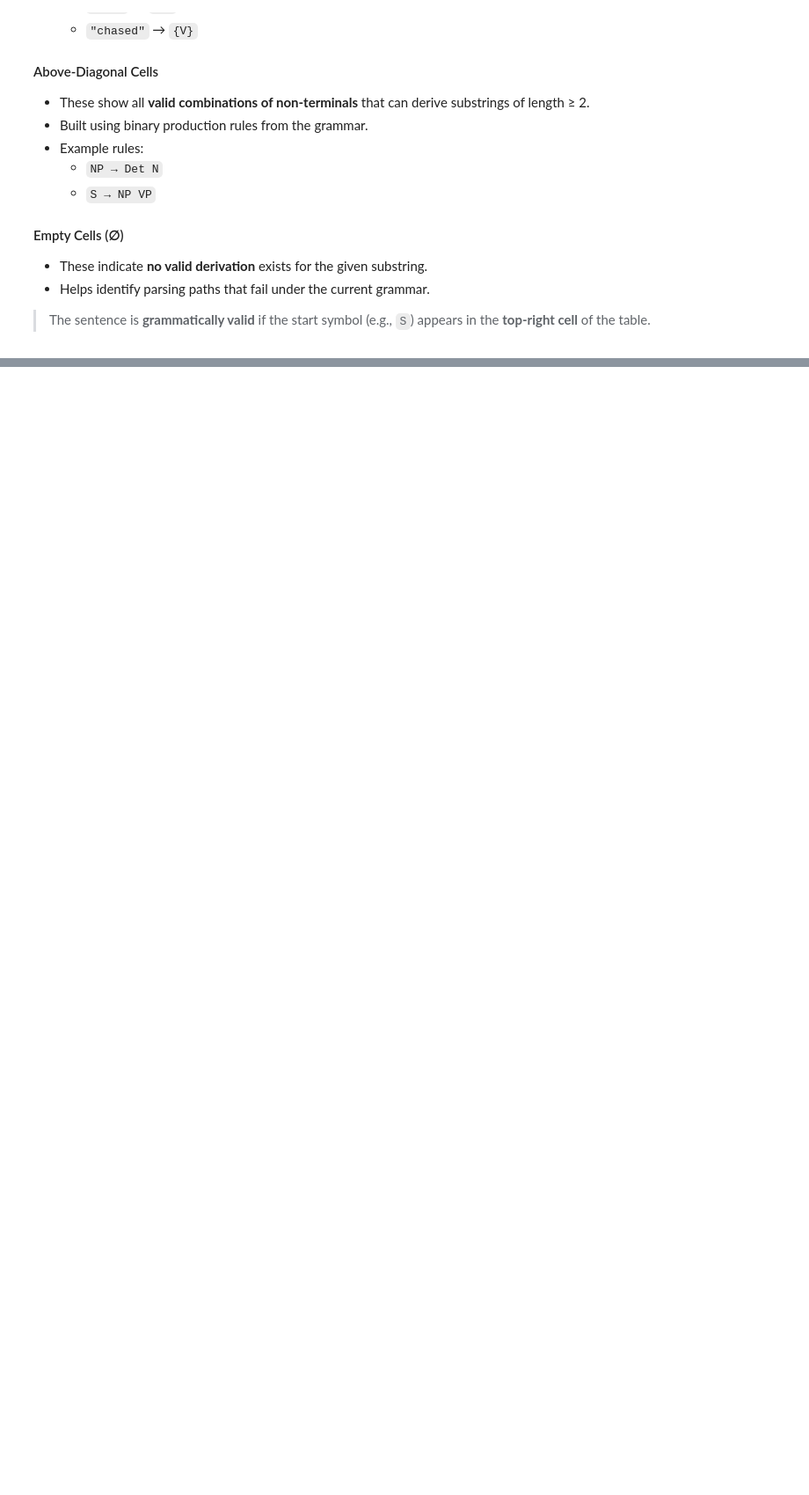
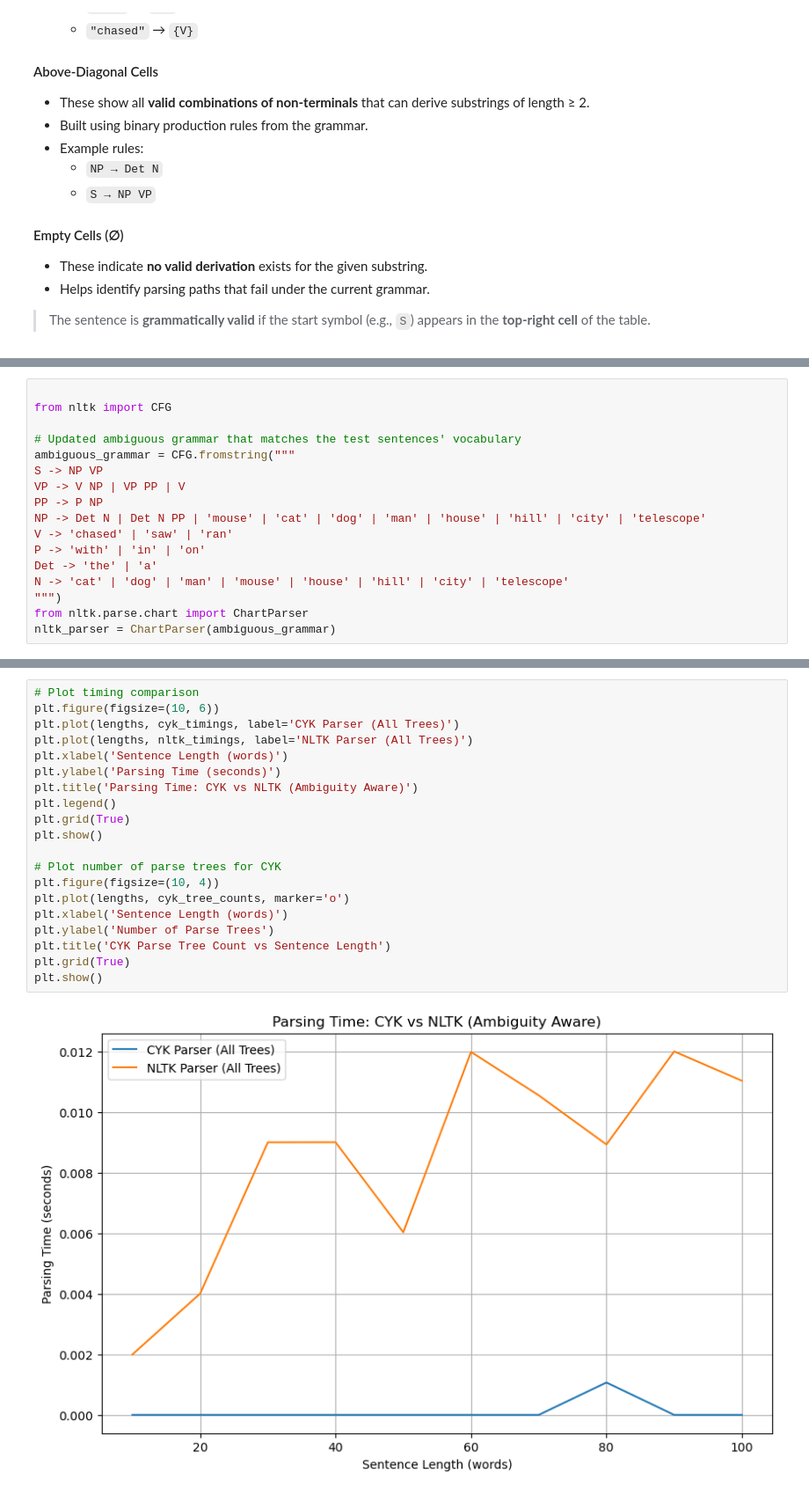
Before and after one commit to yooying/DSA, a Jupyter notebook: CYK-Finals-Draft.ipynb, the cells around one changed output, grey strips where cells are left out. Shown at 88% size. Cells and saved outputs as stored; diff of their text form; blank space fills up the shorter version.

```diff
--- a/CYK-Finals-Draft.ipynb
+++ b/CYK-Finals-Draft.ipynb
@@ -490,0 +944,17 @@ The table above represents the **CYK parse table** generated for the input sente
+# %%
+
+from nltk import CFG
+
+# Updated ambiguous grammar that matches the test sentences' vocabulary
+ambiguous_grammar = CFG.fromstring("""
+S -> NP VP
+VP -> V NP | VP PP | V
+PP -> P NP
+NP -> Det N | Det N PP | 'mouse' | 'cat' | 'dog' | 'man' | 'house' | 'hill' | 'city' | 'telescope'
+V -> 'chased' | 'saw' | 'ran'
+P -> 'with' | 'in' | 'on'
+Det -> 'the' | 'a'
+N -> 'cat' | 'dog' | 'man' | 'mouse' | 'house' | 'hill' | 'city' | 'telescope'
+""")
+from nltk.parse.chart import ChartParser
+nltk_parser = ChartParser(ambiguous_grammar)
@@ -490,0 +1167,22 @@ The table above represents the **CYK parse table** generated for the input sente
+# %%
+# Plot timing comparison
+plt.figure(figsize=(10, 6))
+plt.plot(lengths, cyk_timings, label='CYK Parser (All Trees)')
+plt.plot(lengths, nltk_timings, label='NLTK Parser (All Trees)')
+plt.xlabel('Sentence Length (words)')
+plt.ylabel('Parsing Time (seconds)')
+plt.title('Parsing Time: CYK vs NLTK (Ambiguity Aware)')
+plt.legend()
+plt.grid(True)
+plt.show()
+
+# Plot number of parse trees for CYK
+plt.figure(figsize=(10, 4))
+plt.plot(lengths, cyk_tree_counts, marker='o')
+plt.xlabel('Sentence Length (words)')
+plt.ylabel('Number of Parse Trees')
+plt.title('CYK Parse Tree Count vs Sentence Length')
+plt.grid(True)
+plt.show()
+# %% [output]
+[figure, added]
```
Also changed, not shown: parts of 53 cells of this notebook.
